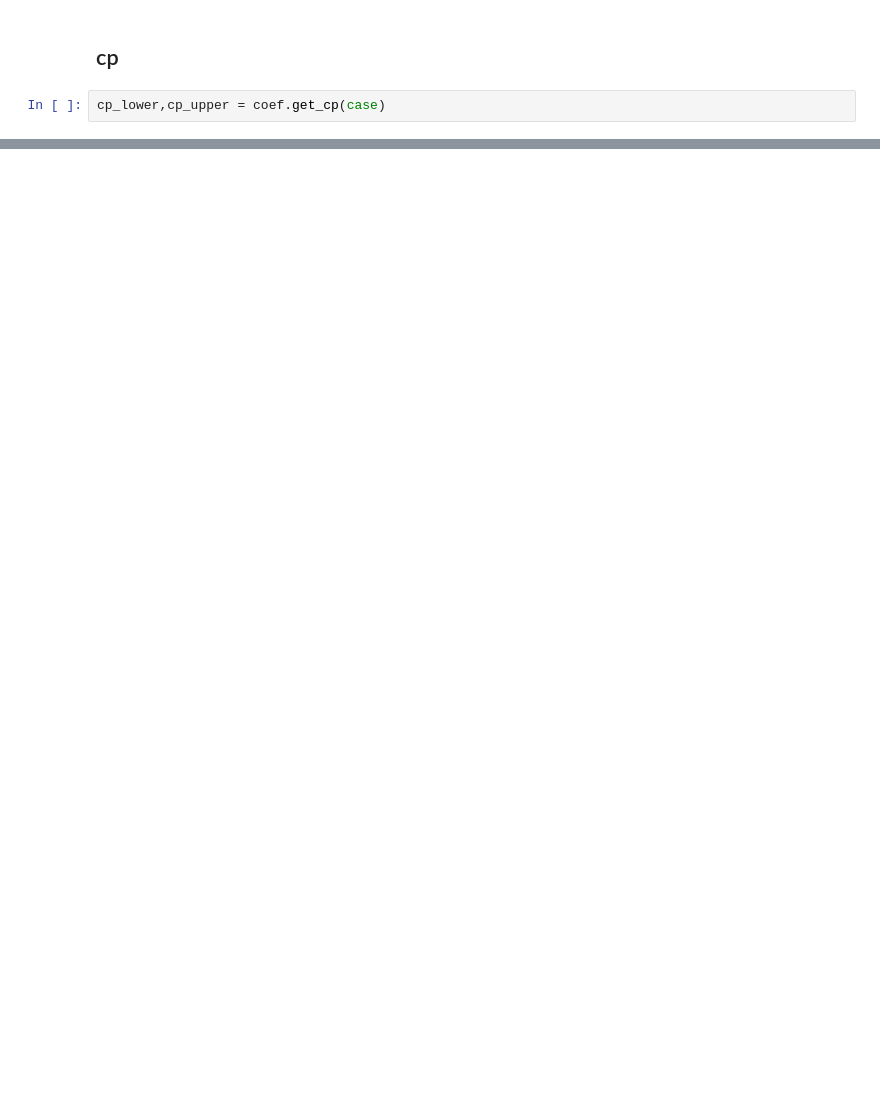
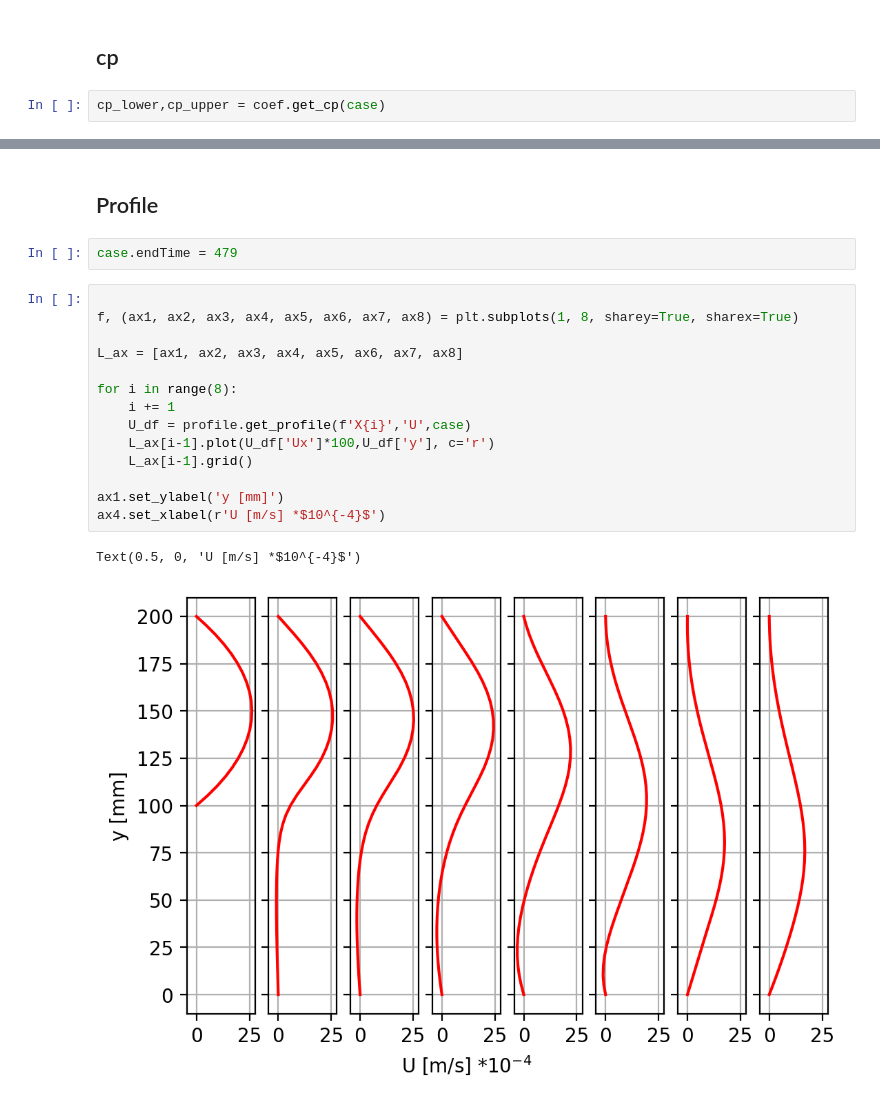
Before and after one commit to MartinAchondo/Simulation-of-Backward-Facing-Step-Flow-Using-OpenFOAM, a Jupyter notebook: 2d_laminar_simple/plots.ipynb, the cells around one changed output, grey strips where cells are left out. Cells and saved outputs as stored; diff of their text form; blank space fills up the shorter version.

```diff
--- a/2d_laminar_simple/plots.ipynb
+++ b/2d_laminar_simple/plots.ipynb
@@ -73,0 +75,21 @@ Text(0, 0.5, 'cp')
+# %% [markdown]
+## Profile
+# %%
+case.endTime = 479
+# %%
+
+f, (ax1, ax2, ax3, ax4, ax5, ax6, ax7, ax8) = plt.subplots(1, 8, sharey=True, sharex=True)
+
+L_ax = [ax1, ax2, ax3, ax4, ax5, ax6, ax7, ax8]
+
+for i in range(8):
+    i += 1
+    U_df = profile.get_profile(f'X{i}','U',case)
+    L_ax[i-1].plot(U_df['Ux']*100,U_df['y'], c='r')
+    L_ax[i-1].grid()
+
+ax1.set_ylabel('y [mm]')
+ax4.set_xlabel(r'U [m/s] *$10^{-4}$')
+# %% [output]
+Text(0.5, 0, 'U [m/s] *$10^{-4}$')
+[figure, added]
```
Also changed, not shown: parts of 8 cells of this notebook, 6 other files.
